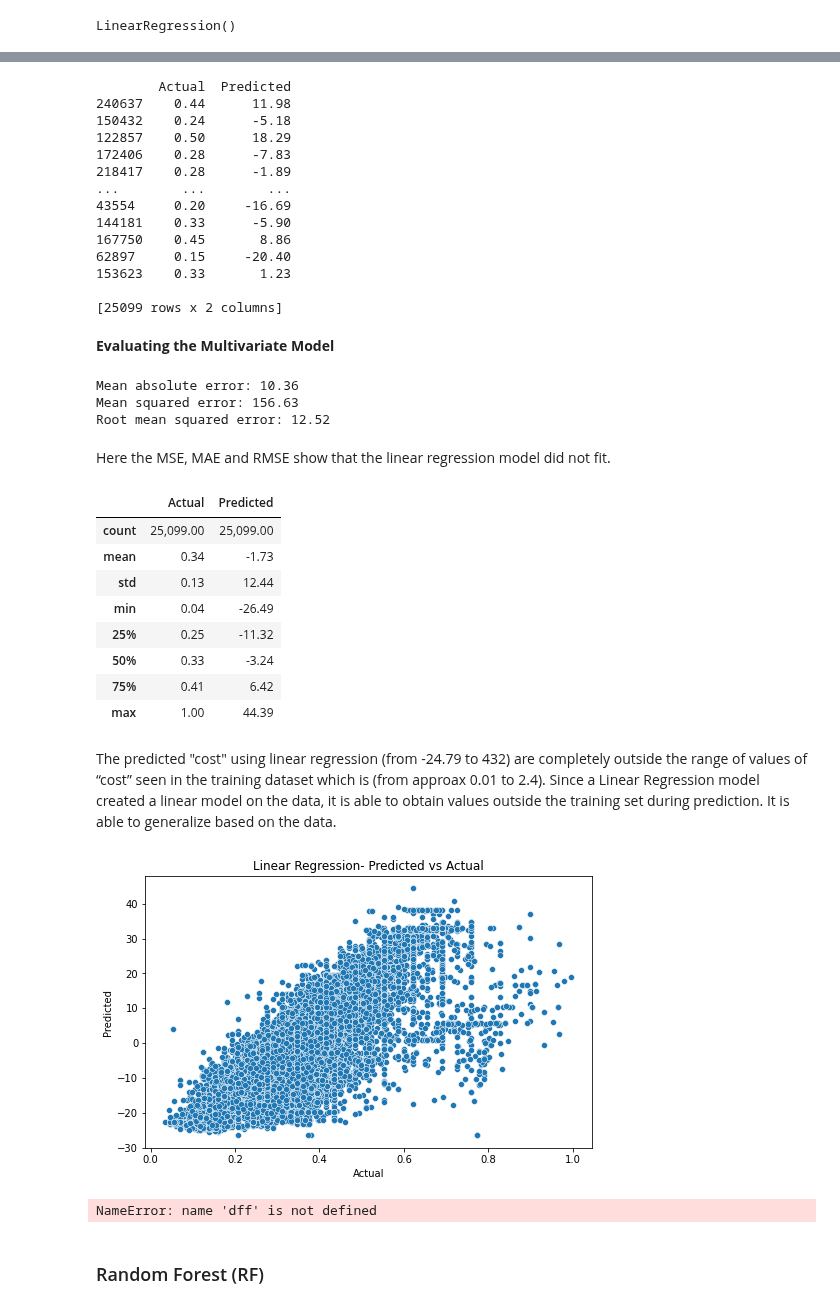
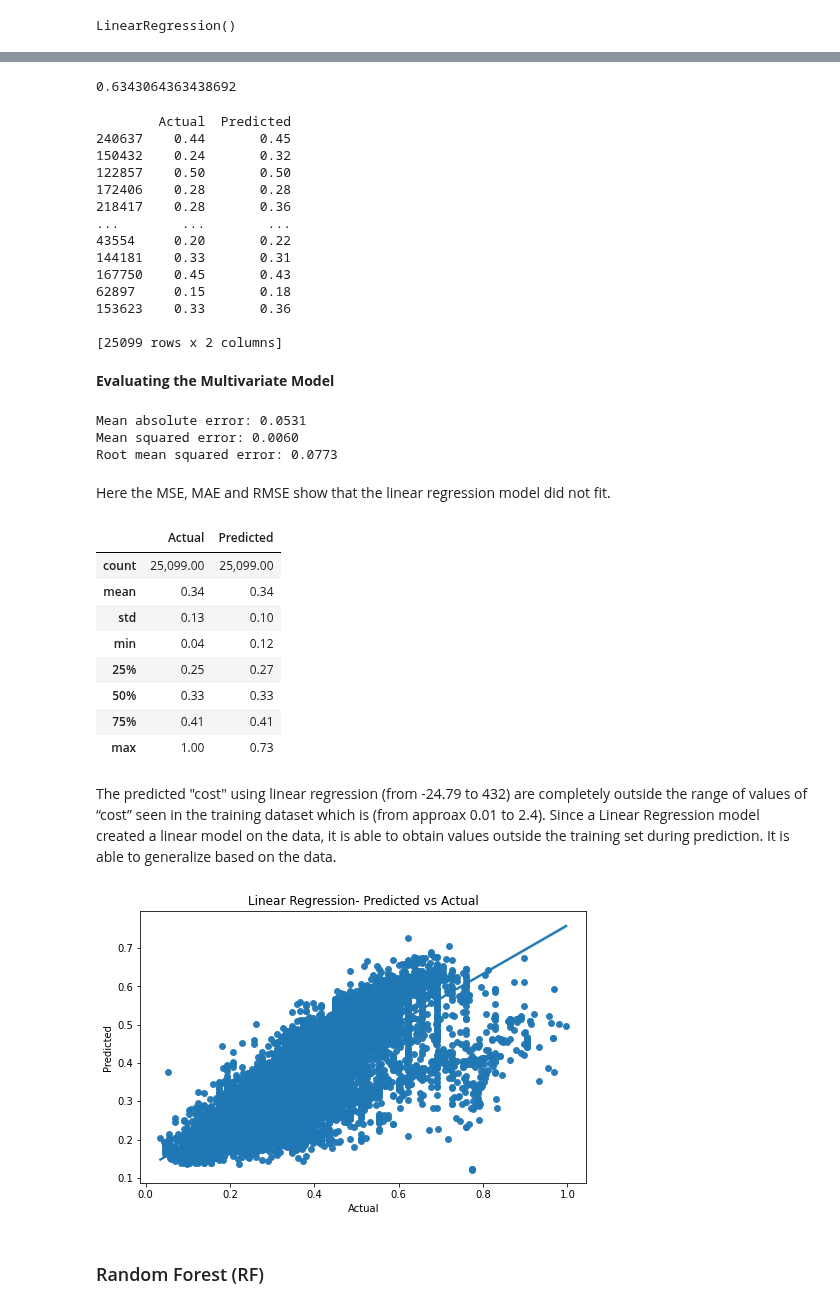
Before and after one commit to aanysofia/Cost-Prediction, a Jupyter notebook: ML_Cost_Prediction.ipynb, the cells around one changed output, grey strips where cells are left out. Saved outputs shown, nothing was run; the diff lists cells and outputs as text; code cells hidden in the pictures.

```diff
--- a/ML_Cost_Prediction.ipynb
+++ b/ML_Cost_Prediction.ipynb
@@ -337,8 +337,6 @@ df2_train.shape
 # ax.set(title='Distribution of cost', xlabel='cost');
 # %% [markdown]
 Made a new data set without the outliers and it is used for further analysis.
-# %%
-df2_train.drop(["timestamp", "shipping_date"], axis=1, inplace=True)
 # %% [markdown]
 ### Baseline Model
 # %% [markdown]
@@ -430,10 +434,8 @@ df2_train.head(2)
 # %% [markdown]
 As there is columns of year, month, day and day of the year,  the unnecessary columns timestamp and shipping data can be dropped.
 # %%
-#df2_train.drop(["timestamp", "shipping_date"], axis=1, inplace=True)
+df2_train.drop(['timestamp', 'shipping_date', 'origin_latitude', 'origin_longitude', 'destination_latitude',
+       'destination_longitude'], axis=1, inplace=True)
-# %%
-df2_train.drop(['origin_latitude', 'origin_longitude', 'destination_latitude',
-       'destination_longitude',], axis=1, inplace=True)
 # %%
 df2_train.columns
 # %% [output]
@@ -507,7 +484,7 @@ from sklearn.linear_model import LinearRegression
 lin_reg = LinearRegression()
 
 # Train the model using our data
-lin_reg.fit(X_train_preprocessed, y_train)
+lin_reg.fit(X_train, y_train)
 # %% [output]
 LinearRegression()
 # %%
@@ -524,22 +501,26 @@ array([ 1.01886241e-01,  3.93682425e-02, -6.79498518e-02,  5.55111512e-17,
 # %%
 #Prediction
 y_pred = lin_reg.predict(X_test)
+# %%
+lin_reg.score(X_test,y_test)
+# %% [output]
+0.6343064363438692
 # %%
 results_LR = pd.DataFrame({'Actual': y_test, 'Predicted': y_pred})
 print(results_LR)
 # %% [output]
         Actual  Predicted
-240637    0.44      11.98
-150432    0.24      -5.18
-122857    0.50      18.29
-172406    0.28      -7.83
-218417    0.28      -1.89
+240637    0.44       0.45
+150432    0.24       0.32
+122857    0.50       0.50
+172406    0.28       0.28
+218417    0.28       0.36
 ...        ...        ...
-43554     0.20     -16.69
-144181    0.33      -5.90
-167750    0.45       8.86
-62897     0.15     -20.40
-153623    0.33       1.23
+43554     0.20       0.22
+144181    0.33       0.31
+167750    0.45       0.43
+62897     0.15       0.18
+153623    0.33       0.36
 
 [25099 rows x 2 columns]
 # %% [markdown]
@@ -549,13 +530,13 @@ mae = mean_absolute_error(y_test, y_pred)
 mse = mean_squared_error(y_test, y_pred)
 rmse = np.sqrt(mse)
 
-print(f'Mean absolute error: {mae:.2f}')
-print(f'Mean squared error: {mse:.2f}')
-print(f'Root mean squared error: {rmse:.2f}')
+print(f'Mean absolute error: {mae:.4f}')
+print(f'Mean squared error: {mse:.4f}')
+print(f'Root mean squared error: {rmse:.4f}')
 # %% [output]
-Mean absolute error: 10.36
-Mean squared error: 156.63
-Root mean squared error: 12.52
+Mean absolute error: 0.0531
+Mean squared error: 0.0060
+Root mean squared error: 0.0773
 # %% [markdown]
 Here the MSE, MAE and RMSE show that the linear regression model did not fit.
 # %%
@@ -563,25 +544,22 @@ results_LR.describe()
 # %% [output]
 |  | Actual | Predicted |
 | count | 25,099.00 | 25,099.00 |
-| mean | 0.34 | -1.73 |
-| std | 0.13 | 12.44 |
-| min | 0.04 | -26.49 |
-| 25% | 0.25 | -11.32 |
-| 50% | 0.33 | -3.24 |
-| 75% | 0.41 | 6.42 |
-| max | 1.00 | 44.39 |
+| mean | 0.34 | 0.34 |
+| std | 0.13 | 0.10 |
+| min | 0.04 | 0.12 |
+| 25% | 0.25 | 0.27 |
+| 50% | 0.33 | 0.33 |
+| 75% | 0.41 | 0.41 |
+| max | 1.00 | 0.73 |
 # %% [markdown]
 The predicted "cost" using linear regression (from -24.79 to 432) are completely outside the range of values of “cost” seen in the training dataset which is (from approax 0.01 to 2.4). Since a Linear Regression model created a linear model on the data, it is able to obtain values outside the training set during prediction. It is able to generalize based on the data.
 # %%
 fig, ax = plt.subplots()
-sns.scatterplot(x=results_LR['Actual'], y=results_LR['Predicted'] , data=results_LR, ax=ax)
+sns.scatterplot(x=results_LR['Actual'], y=results_LR['Predicted'] , data=results_LR, alpha = 0.8)
+ax = sns.regplot(x=results_LR['Actual'], y=results_LR['Predicted'] , data=results_LR)
 ax.set(title='Linear Regression- Predicted vs Actual');
 # %% [output]
-[figure, old version]
+[figure, new version]
-# %%
-dff
-# %% [output]
-NameError: name 'dff' is not defined
 # %% [markdown]
 ### Random Forest (RF)
 # %% [markdown]
```
Also changed, not shown: parts of 17 cells of this notebook.
